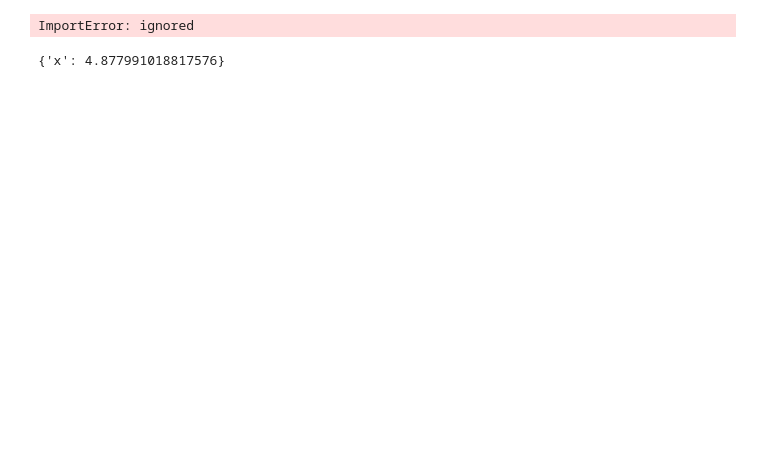
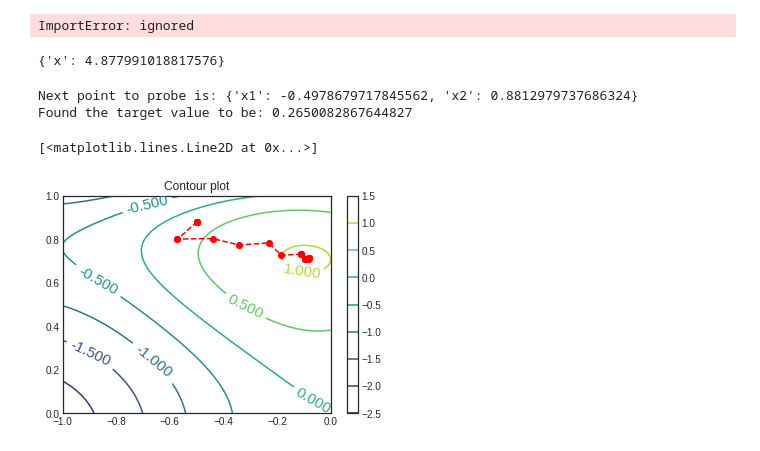
Before and after one commit to schen304joseph/HW3, a Jupyter notebook: HW3.ipynb, the cells around one changed output. Cells and saved outputs as stored; diff of their text form; code cells hidden in the pictures; blank space fills up the shorter version.

```diff
--- a/HW3.ipynb
+++ b/HW3.ipynb
@@ -241,3 +258,54 @@ tpe_best = fmin(fn=objective, space=space,
 print(tpe_best)
 # %% [output]
 {'x': 4.877991018817576}
+# %%
+x1 = np.linspace(-1, 0, 500)
+x2 = np.linspace(0, 1, 500)
+x1, x2 = np.meshgrid(x1, x2)
+Z = black_box_function(x1, x2)
+fig = plt.figure()
+plt.title('Contour plot')
+contours=plt.contour(x1, x2, Z,cmap='viridis')
+plt.clabel(contours, inline=True, fontsize=15)
+plt.colorbar()
+
+
+def black_box_function(x1, x2):
+  return -((4-2.1*x1**2+((x1**4)/3))*x1**2+x1*x2+(-4+4*(x2**2))*(x2**2))
+
+optimizer = BayesianOptimization(
+    f=None,
+    pbounds={'x1': (-3, 3), 'x2': (-2, 2)},
+    verbose=2,
+    random_state=1,
+)
+from bayes_opt import UtilityFunction
+
+utility = UtilityFunction(kind="ucb", kappa=2.5, xi=0.0)
+next_point_to_probe = optimizer.suggest(utility)
+print("Next point to probe is:", next_point_to_probe)
+target = black_box_function(**next_point_to_probe)
+print("Found the target value to be:", target)
+optimizer.register(
+    params=next_point_to_probe,
+    target=target,
+)
+i=0
+datax1=np.zeros(50)
+datax2=np.zeros(50)
+for i in range(50):
+    next_point = optimizer.suggest(utility)
+    target = black_box_function(**next_point)
+    optimizer.register(params=next_point, target=target)
+    #print(optimizer['target'])
+    #print(optimizer.max['params']['x1'])
+    #plt.plot(optimizer.max['params']['x1'],optimizer.max['params']['x2'],'ro--')
+    datax1[i]=(optimizer.max['params']['x1'])
+    datax2[i]=(optimizer.max['params']['x2'])
+    i+=1
+plt.plot(datax1,datax2,'ro--')
+# %% [output]
+Next point to probe is: {'x1': -0.4978679717845562, 'x2': 0.8812979737686324}
+Found the target value to be: 0.2650082867644827
+[<matplotlib.lines.Line2D at 0x...>]
+[figure, added]
```
Also changed, not shown: parts of 1 cell of this notebook.
